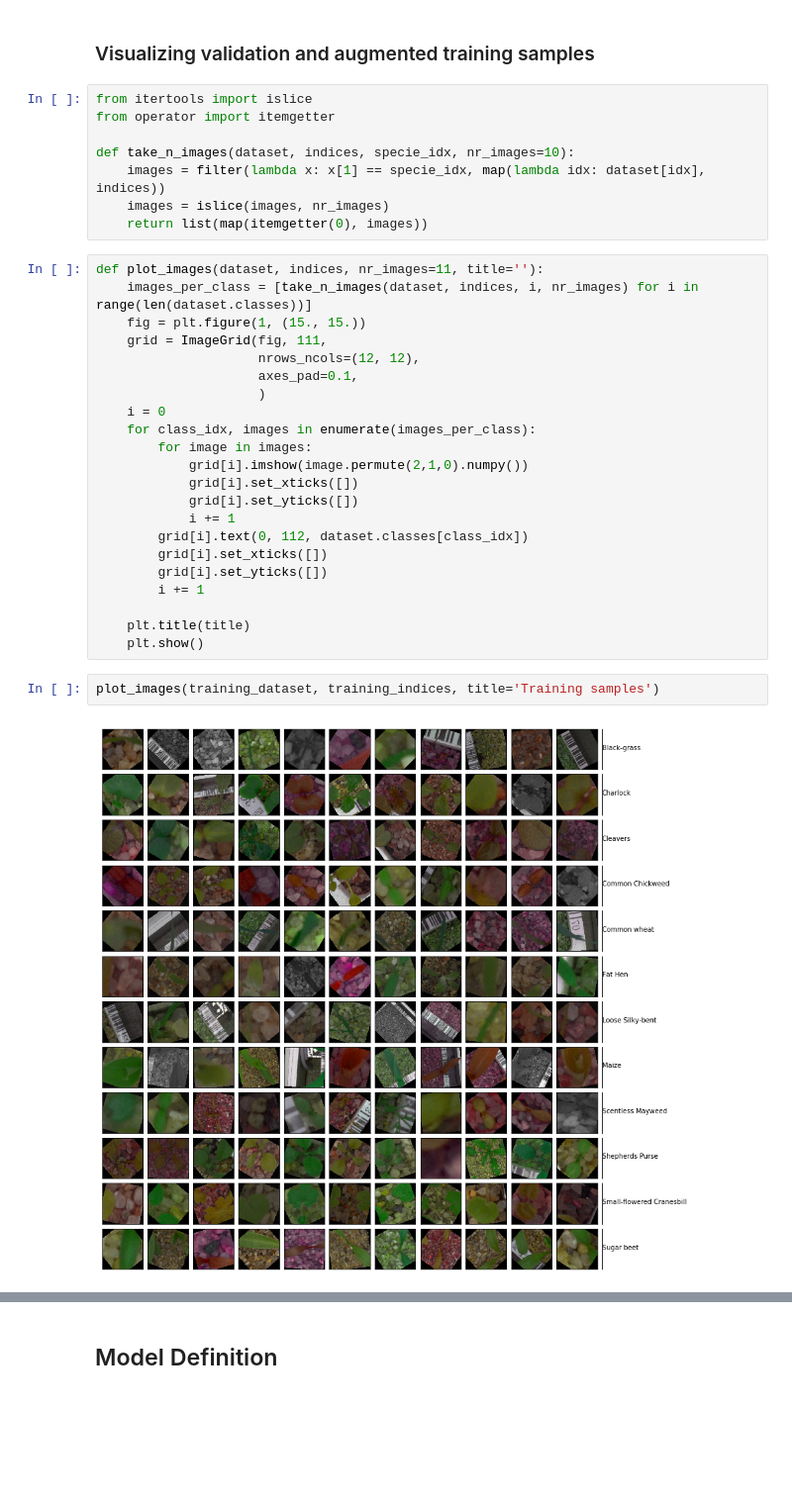
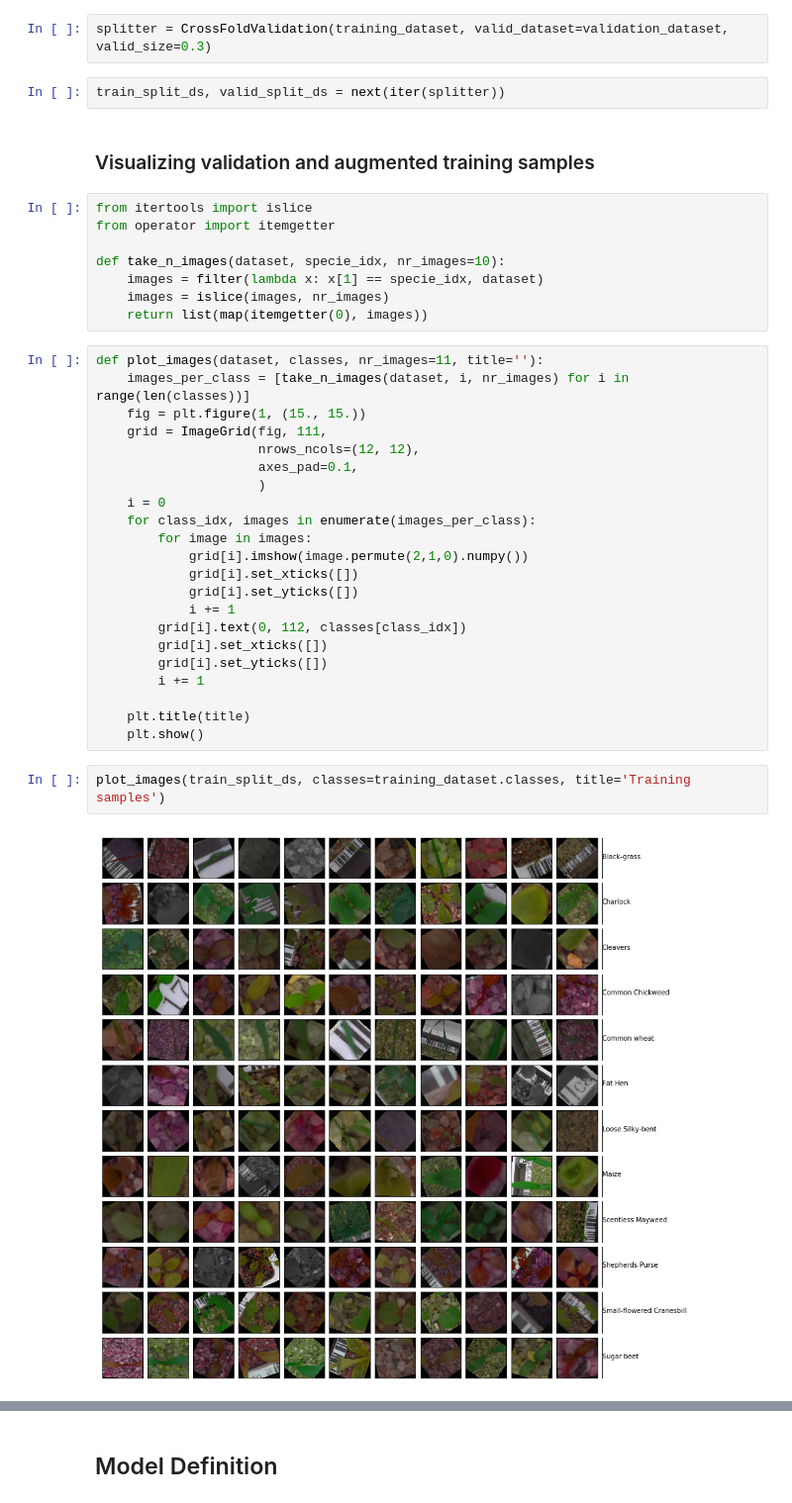
Before and after one commit to nirvguy/kaggle-notebooks, a Jupyter notebook: Plant Seedlings/Resnet34 - Transfer Learning + PyTorch + Torchsample.ipynb, the cells around one changed output, grey strips where cells are left out. Shown at 99% size. Drawn from its saved outputs; the diff is of its cells as text; blank space fills up the shorter version.

```diff
--- a/Plant Seedlings/Resnet34 - Transfer Learning + PyTorch + Torchsample.ipynb
+++ b/Plant Seedlings/Resnet34 - Transfer Learning + PyTorch + Torchsample.ipynb
@@ -97,16 +86,20 @@ validation_loader = DataLoader(validation_dataset, batch_size=BATCH_SIZE, sample
+# %%
+splitter = CrossFoldValidation(training_dataset, valid_dataset=validation_dataset, valid_size=0.3)
+# %%
+train_split_ds, valid_split_ds = next(iter(splitter))
 # %% [markdown]
 ### Visualizing validation and augmented training samples ###
 # %%
 from itertools import islice
 from operator import itemgetter
 
-def take_n_images(dataset, indices, specie_idx, nr_images=10):
-    images = filter(lambda x: x[1] == specie_idx, map(lambda idx: dataset[idx], indices))
+def take_n_images(dataset, specie_idx, nr_images=10):
+    images = filter(lambda x: x[1] == specie_idx, dataset)
     images = islice(images, nr_images)
     return list(map(itemgetter(0), images))
 # %%
-def plot_images(dataset, indices, nr_images=11, title=''):
-    images_per_class = [take_n_images(dataset, indices, i, nr_images) for i in range(len(dataset.classes))]
+def plot_images(dataset, classes, nr_images=11, title=''):
+    images_per_class = [take_n_images(dataset, i, nr_images) for i in range(len(classes))]
     fig = plt.figure(1, (15., 15.))
     grid = ImageGrid(fig, 111,
                      nrows_ncols=(12, 12),
@@ -119,7 +112,7 @@ def plot_images(dataset, indices, nr_images=11, title=''):
             grid[i].set_xticks([])
             grid[i].set_yticks([])
             i += 1
-        grid[i].text(0, 112, dataset.classes[class_idx])
+        grid[i].text(0, 112, classes[class_idx])
         grid[i].set_xticks([])
         grid[i].set_yticks([])
         i += 1
@@ -127,6 +120,6 @@ def plot_images(dataset, indices, nr_images=11, title=''):
     plt.title(title)
     plt.show()
 # %%
-plot_images(training_dataset, training_indices, title='Training samples')
+plot_images(train_split_ds, classes=training_dataset.classes, title='Training samples')
 # %% [output]
-[figure, old version]
+[figure, new version]
```
Also changed, not shown: parts of 28 cells of this notebook.
